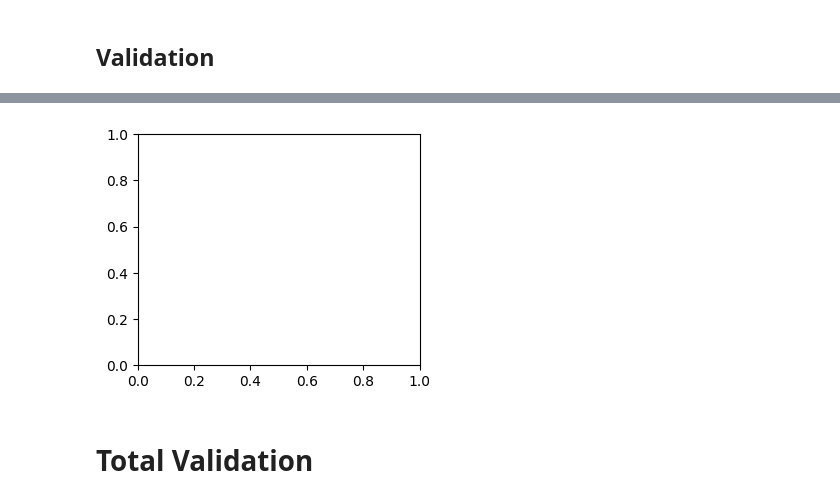
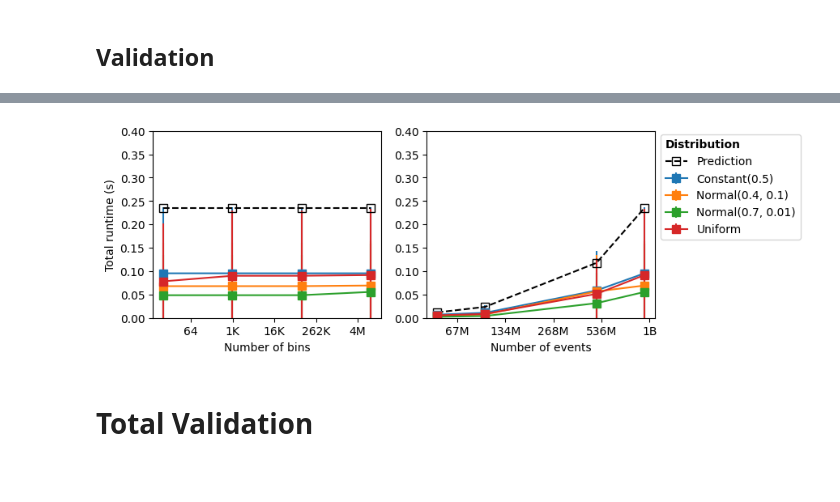
Before and after one commit to jolly-chen/msc-project, a Jupyter notebook: gpu-synchronous/validation-das6.ipynb, the cells around one changed output, grey strips where cells are left out. Cells and saved outputs as stored; diff of their text form; code cells hidden in the pictures; blank space fills up the shorter version.

Commit message:
[gpu] Add validation of UpdateStats

```diff
--- a/gpu-synchronous/validation-das6.ipynb
+++ b/gpu-synchronous/validation-das6.ipynb
@@ -1743,7 +1633,7 @@ figname = "../../images/gpu_updatestats_calib.pdf"
 
 selected_bulksize = 32768*8
 selected_blocksize = 256
-unit = "ms"
+unit = "us"
 rep  = trbm_mean["repetitions"].values[0]
 norm = unit_to_unit_factor(trbm_mean["time_unit"].values[0], unit) / rep
 
@@ -1771,16 +1661,21 @@ plt.errorbar(avg["bulksize"],
 
 
 # plt.plot(x, T_gpu_usb(x, 6000, 24, 0), 'b-', label="Fitted Curve")
-plt.plot(x, T_gpu_usb(x, avg["real_time"].mean()  * norm, 24, 0), 'b-', label="Fitted Curve")
-# plt.plot(x, np.repeat(avg["real_time"].mean() * norm, len(x)), 'b-', label="Fitted Curve")
+# plt.plot(x, T_gpu_usb(x, avg["real_time"].mean()  * norm, 24, 0), 'b-', label="Fitted Curve")
 
-# plt.xlabel("Bulk size\nBytes")
-# plt.xscale("log", base=2)
+##### Calibration ######
+T_gpu_usb = np.mean(avg["real_time"].loc[avg["bulksize"] > 4096]
+                    / avg["bulksize"].loc[avg["bulksize"] > 4096])  * norm
+plt.plot(x, np.repeat(T_gpu_usb, len(x)), 'k-', label="Calibration")
+
+plt.xlabel("Bulk size\nBytes")
+plt.xscale("log", base=2)
 ax.xaxis.set_major_formatter(ticker.FuncFormatter(lambda x, _: f"{human_readable(int(x))}\n{human_readable(int(x)*8, bytes=True)}"))
-plt.ylabel(f"Total runtime ({unit})")
+if average: plt.ylabel(f"Average runtime\nper thread ({unit})")
+else: plt.ylabel(f"Total runtime ({unit})")
 # plt.yscale("symlog")
 # plt.yscale("log", base=2)
-plt.ylim([0, 0.2])
+# plt.ylim([0, 0.2*norm])
 
 plt.tight_layout()
 fig.legend(title="Data",alignment="left", title_fontproperties={'weight':'bold'},
@@ -1821,79 +1701,79 @@ array(['normal-0.4-0.1', 'normal-0.7-0.01'], dtype=object)
 figname="../../images/updatestats_validation_das6_gpu.pdf"
 
 selected_env = "CUDA"
+selected_gpu = "A4000"
 selected_bulksize = 32768
 selected_nbins = 10e6
 selected_nvals = 1e9
 selected_distr = sorted(unique_distributions)
 selected_edges = False
-pred_color ="k"
+unit="s"
+norm = unit_to_unit_factor("ns", unit)
+hmax = 0.4
 
 fig = plt.figure(figsize=(8, 3))
 ax = plt.subplot(121)
 
 for di,distr in enumerate(selected_distr):
-    arg = selected_env, distr, selected_nvals, unique_nbins, selected_bulksize, selected_edges
-    avg = gp_vd.mean().loc[arg]
-    std = gp_vd.std().loc[arg]
+    arg = selected_env, selected_gpu, distr, selected_nvals, unique_nbins, selected_bulksize, selected_edges, "UpdateStats"
+    avg = gp_kernels.mean().loc[arg]
+    std = gp_kernels.std().loc[arg]
 
-    p = ax.errorbar(unique_nbins, avg["tstats"],
-                     yerr=std["tstats"],
-                     marker="s", ecolor="k", markersize=5,
-                 # label=f"{int(nb)} bin{'s' if int(nb) > 1 else ''}"
-                 label=f"{map_distr_name(distr)}".title()
-                )
+    p = ax.errorbar(unique_nbins, avg["Total Time (ns)"]* norm,
+                    yerr=std["Total Time (ns)"]* norm,
+                    label=f"{map_distr_name(distr)}".title(),
+                    **vd_style,
+                   )
     # Legend Labels
     # ax.add_patch(ptchs.Rectangle((0, 0), 0, 0,
     #                              facecolor=p[0].get_color(), label=f"{map_distr_name(distr)}"))
 print(distr)
-pred = np.repeat(T_updatestats * selected_nvals * unit_to_unit_factor("ns", "s"), len(unique_nbins))
+pred = np.repeat(T_gpu_usb * selected_nvals * unit_to_unit_factor("ns", "s"), len(unique_nbins))
 ax.errorbar(unique_nbins,
             pred,
             c=pred_color,
             marker="s", markerfacecolor="none", ls="--", markersize=7,
 )
-observ = avg["tstats"].values
-print("MAE:", mae(pred, observ))
-print("R2:", r2(pred, observ) * 100)
+# observ = avg["tstats"].values
+# print("MAE:", mae(pred, observ))
+# print("R2:", r2(pred, observ) * 100)
 
 plt.xlabel("Number of bins")
 plt.xscale("log", base=2)
 ax.xaxis.set_major_formatter(ticker.FuncFormatter(lambda x, _: f"{human_readable(int(x))}"))
-plt.ylim([0, 50])
-plt.ylabel("Average runtime (s)")
+plt.ylim([0, hmax])
+plt.ylabel("Total runtime (s)")
 
 ax = plt.subplot(122)
 for di,distr in enumerate(selected_distr):
-    arg = selected_env, distr, unique_nvals, selected_nbins, selected_bulksize, selected_edges
-    avg = gp_vd.mean().loc[arg]
-    std = gp_vd.std().loc[arg]
+    arg = selected_env, selected_gpu, distr, unique_nvals, selected_nbins, selected_bulksize, selected_edges,  "UpdateStats"
+    avg = gp_kernels.mean().loc[arg]
+    std = gp_kernels.std().loc[arg]
 
-    p = ax.errorbar(unique_nvals, avg["tstats"],
-                     yerr=std["tstats"],
-                     marker="s", ecolor="k", markersize=5,
-                 # label=f"{int(nb)} bin{'s' if int(nb) > 1 else ''}"
-                 label=f"{map_distr_name(distr)}".title()
+    p = ax.errorbar(unique_nvals, avg["Total Time (ns)"] * norm,
+                     yerr=std["Total Time (ns)"]* norm,
+                    label=f"{map_distr_name(distr)}".title(),
+                    **vd_style,
                 )
     # Legend Labels
     # ax.add_patch(ptchs.Rectangle((0, 0), 0, 0,
     #                              facecolor=p[0].get_color(), label=f"{map_distr_name(distr)}"))
-print(distr)
-pred = T_updatestats[0] * unique_nvals * unit_to_unit_factor("ns", "s")
-ax.errorbar(unique_nvals,
-            pred,
+
+pred = T_gpu_usb * unique_nvals * unit_to_unit_factor("ns", "s")
+ax.plot(unique_nvals, pred,
             c=pred_color,
             marker="s", markerfacecolor="none", ls="--", markersize=7,
             label="Prediction"
 )
-observ = avg["tstats"].values
-print("MAE:", mae(pred, observ))
-print("R2:", r2(pred, observ) * 100)
+# observ = avg["tstats"].values
+# print("MAE:", mae(pred, observ))
+# print("R2:", r2(pred, observ) * 100)
 
 plt.xlabel("Number of events")
 plt.xscale("log", base=2)
 ax.xaxis.set_major_formatter(ticker.FuncFormatter(lambda x, _: f"{human_readable(int(x))}"))
 
-plt.ylim([0, 50])
+plt.ylim([0, hmax])
 
 plt.legend(title="Distribution", loc='center left', bbox_to_anchor=(1, 0.7),  alignment="left", title_fontproperties={'weight':'bold'})
 
@@ -1904,4 +1784,4 @@ KeyError: 'normal-0.4-0.1'
-[figure, old version]
+[figure, new version]
 # %% [markdown]
 # Total Validation
 # %%
```
Also changed, not shown: parts of 32 cells of this notebook.
